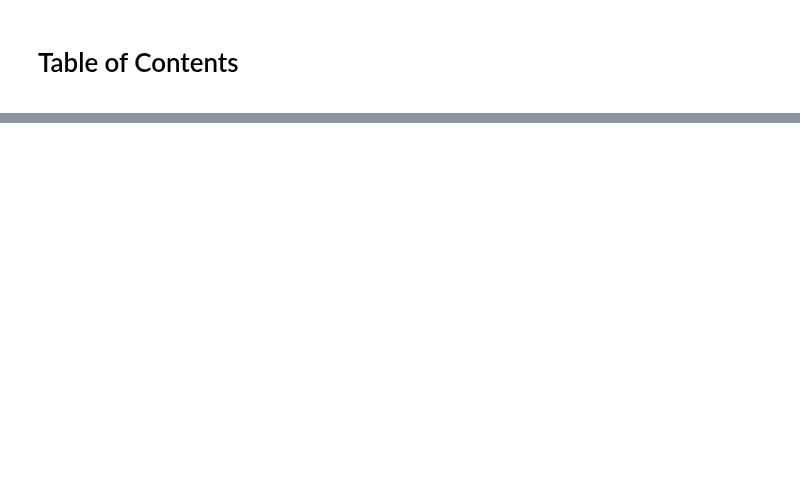
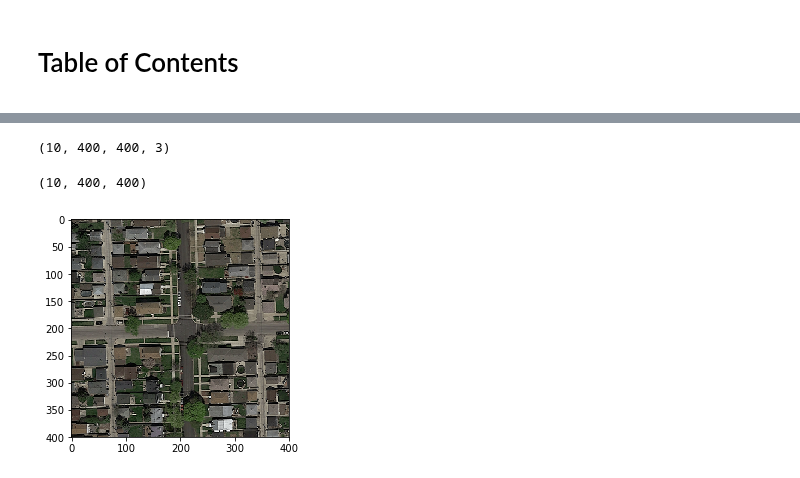
Before and after one commit to gregunz/MachineLearning2017, a Jupyter notebook: project02/src/pipeline_gregunz.ipynb, the cells around one changed output, grey strips where cells are left out. Saved outputs shown, nothing was run; the diff lists cells and outputs as text; code cells hidden in the pictures; blank space fills up the shorter version.

```diff
--- a/project02/src/pipeline_gregunz.ipynb
+++ b/project02/src/pipeline_gregunz.ipynb
@@ -3,0 +10,13 @@
+# %%
+def ls_r_path(path):
+    return sorted(["{}/{}".format(root, f) for root, _, files in os.walk(path) for f in files])
+# %%
+data_dir = "../data/"
+train_dir = data_dir + "training/"
+test_dir = data_dir + "test_set_images/"
+
+path_x_tr = ls_r_path(train_dir + "images")
+path_y_tr = ls_r_path(train_dir + "groundtruth")
+path_x_te = ls_r_path(test_dir)
+# %%
+sample_size = 10
@@ -3,0 +43,15 @@
+# %%
+x_train = np.array([np.array(Image.open(p)) for p in path_x_tr[:sample_size]])
+x_train.shape
+# %% [output]
+(10, 400, 400, 3)
+# %%
+y_train = np.array([np.array(Image.open(p)) for p in path_y_tr[:sample_size]])
+y_train.shape
+# %% [output]
+(10, 400, 400)
+# %%
+plt.imshow(x_train[0])
+plt.show()
+# %% [output]
+[figure, added]
```
Also changed, not shown: parts of 8 cells of this notebook, 3 other files.
